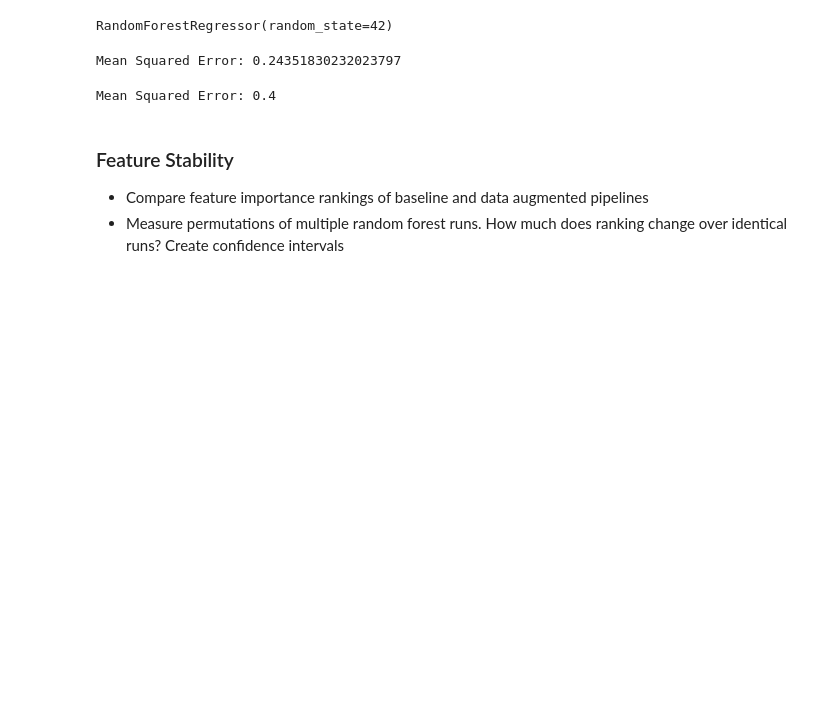
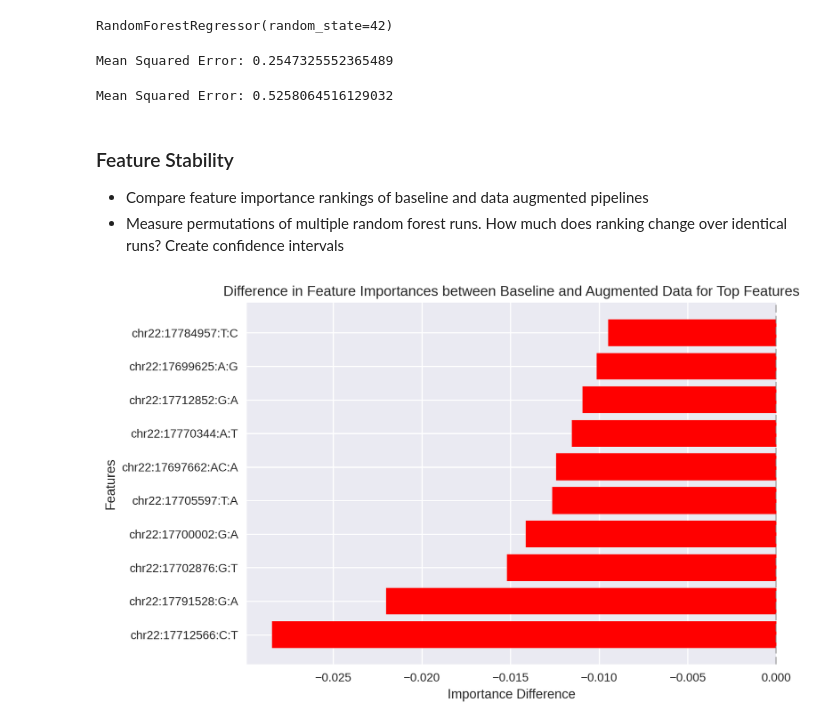
Before and after one commit to rocreguant/data-augmentation-genetics, a Jupyter notebook: Initial Pipeline.ipynb, the cells around one changed output. Drawn from its saved outputs; the diff is of its cells as text; code cells hidden in the pictures; blank space fills up the shorter version.

Commit message:
Added stability checks for feature importance comparisons between baseline and augmented data.

```diff
--- a/Initial Pipeline.ipynb
+++ b/Initial Pipeline.ipynb
@@ -12,7 +17,8 @@ import matplotlib.pyplot as plt
 ### Load Data
 # %%
 pd.set_option('display.max_columns', None)
-df = pd.read_csv('data//vcf_with_labels.csv')
+# df = pd.read_csv('data//vcf_with_labels.csv')
+df = pd.read_csv('/content/drive/MyDrive/Colab Notebooks/vcf_with_labels (1).csv')
 samples = df['samples']
 df = df.drop(columns = ['samples', 'score'])
 df.head(10)
@@ -339,14 +345,49 @@ predictions = regressor.predict(D_test)
 mse = mean_squared_error(t_test, predictions)
 print(f"Mean Squared Error: {mse}")
 # %% [output]
-Mean Squared Error: 0.24351830232023797
+Mean Squared Error: 0.2547325552365489
 # %%
 predictions = (predictions >= 0.5).astype(int)
 mse = mean_squared_error(t_test, predictions)
 print(f"Mean Squared Error: {mse}")
 # %% [output]
-Mean Squared Error: 0.4
+Mean Squared Error: 0.5258064516129032
 # %% [markdown]
 ### Feature Stability
 - Compare feature importance rankings of baseline and data augmented pipelines
 - Measure permutations of multiple random forest runs. How much does ranking change over identical runs? Create confidence intervals
+# %%
+import numpy as np
+import matplotlib.pyplot as plt
+
+# Extracting feature importances from the baseline model
+baseline_full_importances = model_rfi.feature_importances_
+
+# Extracting feature importances from the model trained on the mixed data (after first mixup)
+augmented_feature_importances = rf.feature_importances_
+
+# Validate that both baseline and augmented importances arrays have the same length
+if len(baseline_full_importances) != len(augmented_feature_importances):
+    raise ValueError("Importance arrays have different lengths!")
+
+# Compute the difference in feature importances between baseline and augmented data
+importance_difference = baseline_full_importances - augmented_feature_importances
+
+# Sort features by the absolute value of the difference to get the features with the most significant differences
+sorted_indices = np.argsort(np.abs(importance_difference))[::-1]
+top_indices = sorted_indices[:num_features]
+
+# Determine bar colors based on the sign of the difference:
+# - Red indicates the feature importance is reduced in the augmented data
+# - Blue indicates the feature importance is increased in the augmented data
+colors = ["red" if diff < 0 else "blue" for diff in importance_difference[top_indices]]
+
+# Plotting the differences for the top features
+plt.barh(df.columns[top_indices], importance_difference[top_indices], color=colors)
+plt.title('Difference in Feature Importances between Baseline and Augmented Data for Top Features')
+plt.xlabel('Importance Difference')
+plt.ylabel('Features')
+plt.axvline(x=0, color='grey', linestyle='--')
+plt.show()
+# %% [output]
+[figure, added]
```
Also changed, not shown: parts of 13 cells of this notebook, 1 other file.
